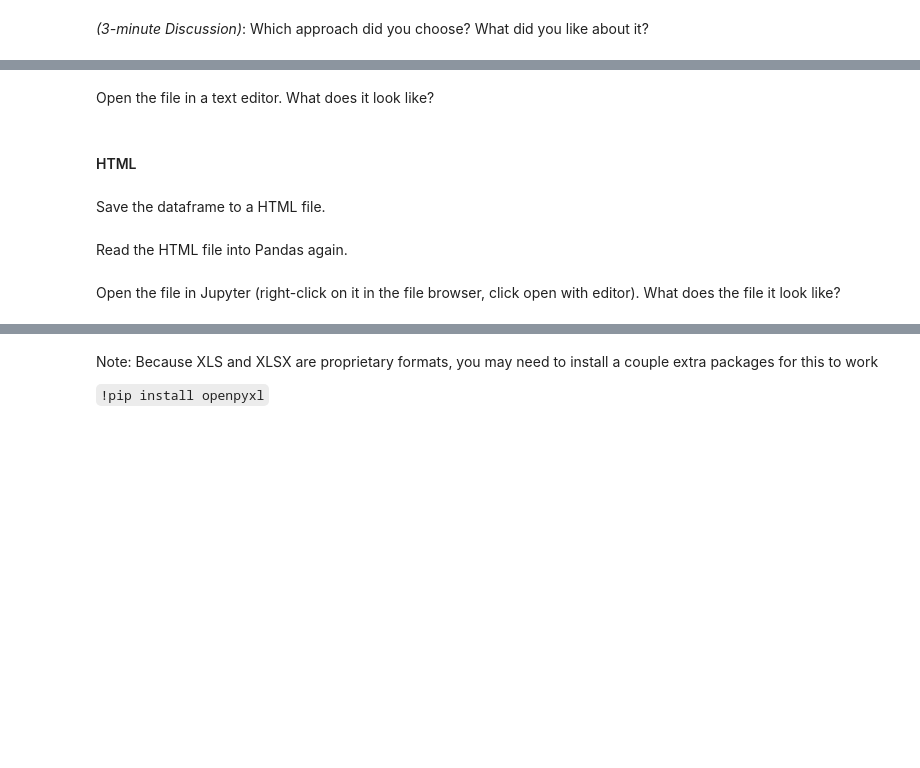
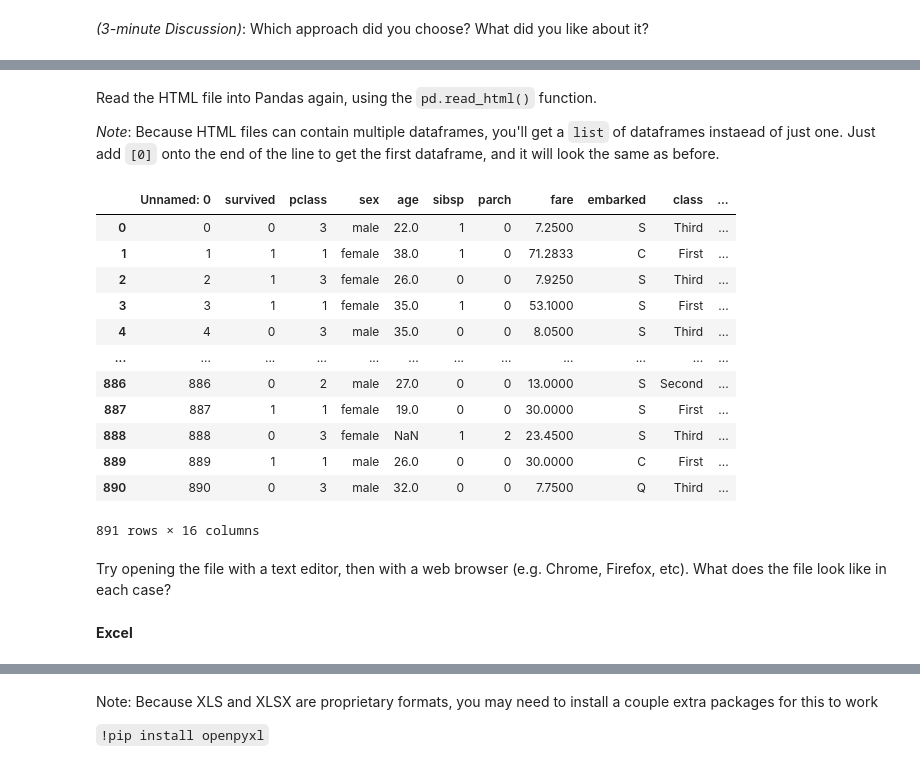
Before and after one commit to nickdelgrosso/CodeTeachingMaterials, a Jupyter notebook: topics/3_3_PandasDataframeCreation/PandasDataframeCreation.ipynb, the cells around one changed output, grey strips where cells are left out. Saved outputs shown, nothing was run; the diff lists cells and outputs as text; code cells hidden in the pictures; blank space fills up the shorter version.

```diff
--- a/topics/3_3_PandasDataframeCreation/PandasDataframeCreation.ipynb
+++ b/topics/3_3_PandasDataframeCreation/PandasDataframeCreation.ipynb
@@ -141,10 +199,24 @@ Read the JSON file into Pandas again.
+# %% [markdown]
+Read the HTML file into Pandas again, using the `pd.read_html()` function.
+
+*Note*: Because HTML files can contain multiple dataframes, you'll get a `list` of dataframes instaead of just one.  Just add `[0]` onto the end of the line to get the first dataframe, and it will look the same as before.
+# %%
+pd.read_html('titanic.ignore.html')[0]
+# %% [output]
+|  | Unnamed: 0 | survived | pclass | sex | age | sibsp | parch | fare | embarked | class | ... |
+| 0 | 0 | 0 | 3 | male | 22.0 | 1 | 0 | 7.2500 | S | Third | ... |
+| 1 | 1 | 1 | 1 | female | 38.0 | 1 | 0 | 71.2833 | C | First | ... |
+| 2 | 2 | 1 | 3 | female | 26.0 | 0 | 0 | 7.9250 | S | Third | ... |
+| 3 | 3 | 1 | 1 | female | 35.0 | 1 | 0 | 53.1000 | S | First | ... |
+| 4 | 4 | 0 | 3 | male | 35.0 | 0 | 0 | 8.0500 | S | Third | ... |
+| ... | ... | ... | ... | ... | ... | ... | ... | ... | ... | ... | ... |
+| 886 | 886 | 0 | 2 | male | 27.0 | 0 | 0 | 13.0000 | S | Second | ... |
+| 887 | 887 | 1 | 1 | female | 19.0 | 0 | 0 | 30.0000 | S | First | ... |
+| 888 | 888 | 0 | 3 | female | NaN | 1 | 2 | 23.4500 | S | Third | ... |
+| 889 | 889 | 1 | 1 | male | 26.0 | 0 | 0 | 30.0000 | C | First | ... |
+| 890 | 890 | 0 | 3 | male | 32.0 | 0 | 0 | 7.7500 | Q | Third | ... |
+891 rows × 16 columns
 # %% [markdown]
-Open the file in a text editor.  What does it look like?
+Try opening the file with a text editor, then with a web browser (e.g. Chrome, Firefox, etc).  What does the file look like in each case?
 # %% [markdown]
-#### HTML
+**Excel**
-# %% [markdown]
-Save the dataframe to a HTML file.
-# %% [markdown]
-Read the HTML file into Pandas again.
-# %% [markdown]
-Open the file in Jupyter (right-click on it in the file browser, click open with editor).  What does the file it look like?
```
Also changed, not shown: parts of 28 cells of this notebook, 6 other files.
